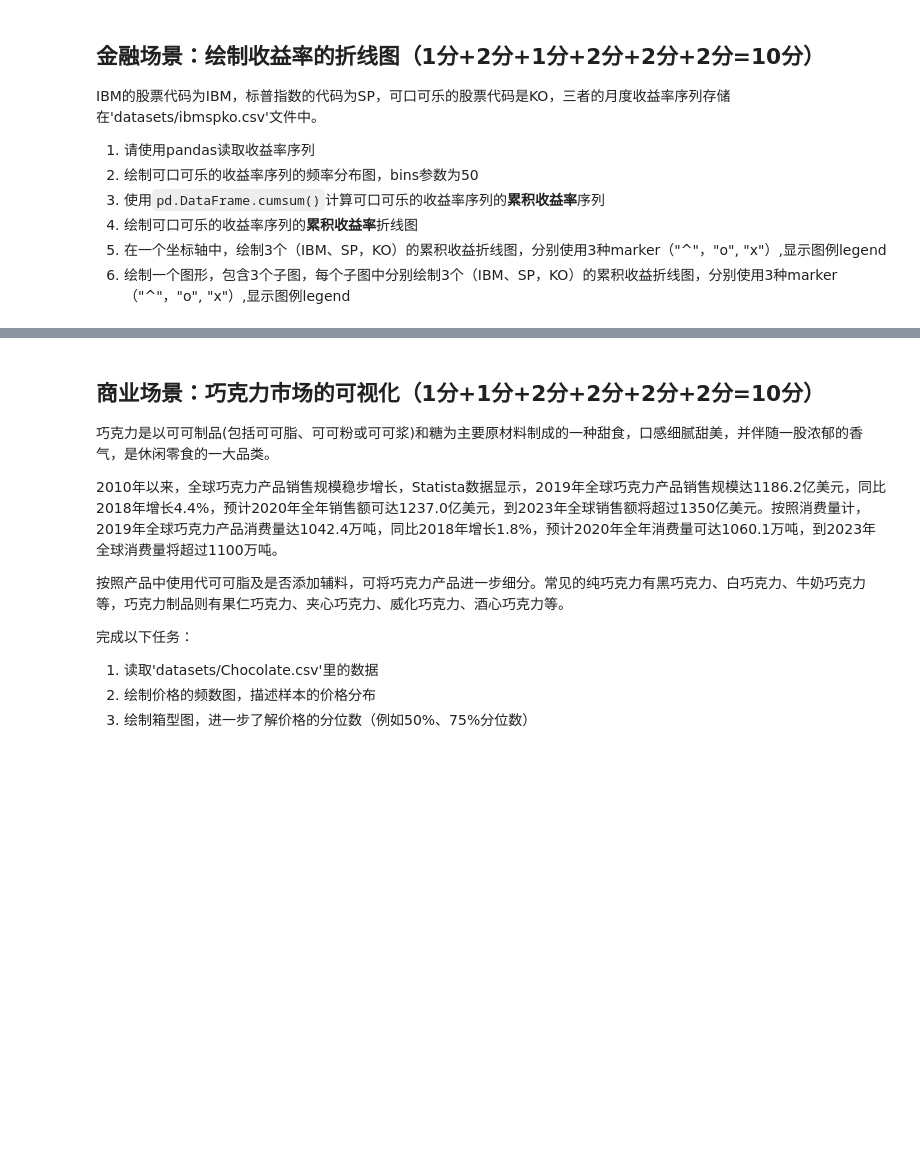
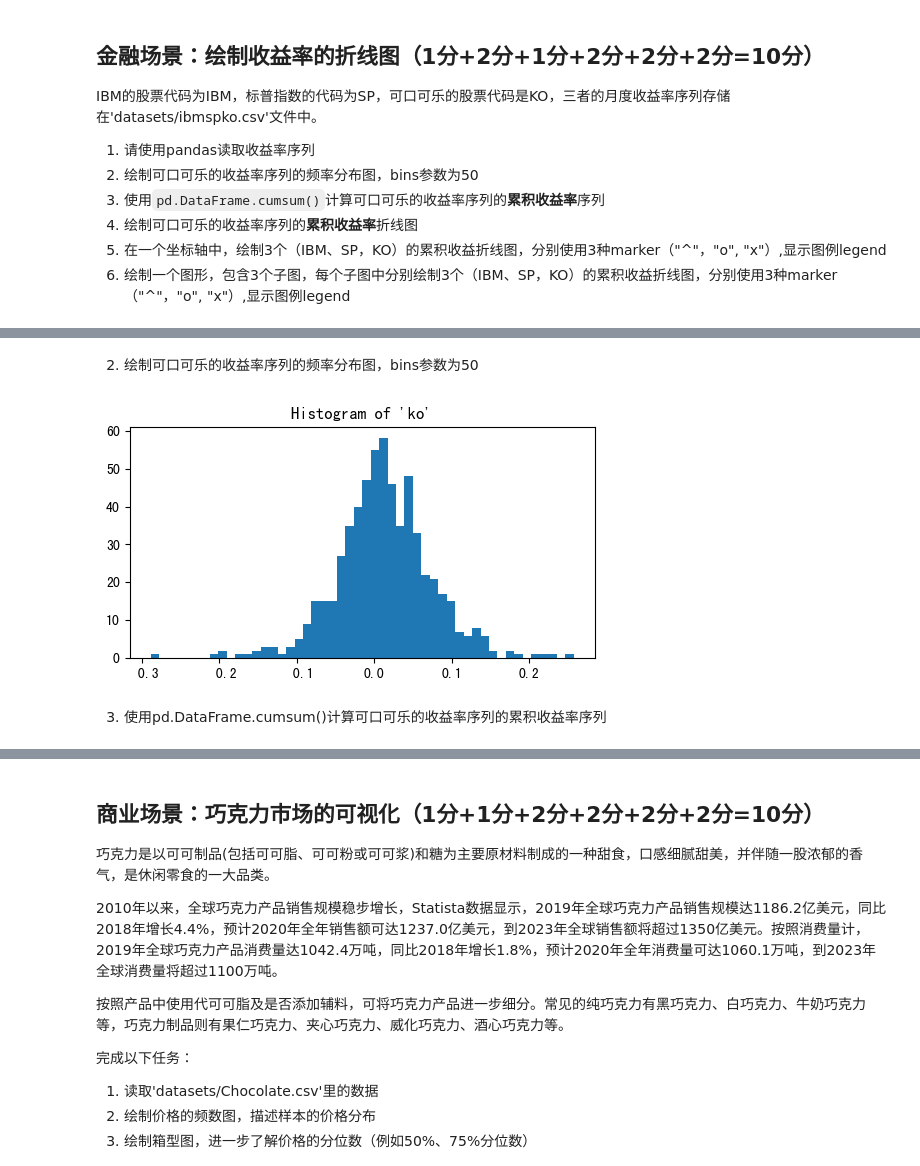
Before and after one commit to xianghancao/Big-Data-in-Finance, a Jupyter notebook: 作业答案/作业答案-第5章 matplotlib.ipynb, the cells around one changed output, grey strips where cells are left out. Saved outputs shown, nothing was run; the diff lists cells and outputs as text; code cells hidden in the pictures; blank space fills up the shorter version.

```diff
--- a/作业答案/作业答案-第5章 matplotlib.ipynb
+++ b/作业答案/作业答案-第5章 matplotlib.ipynb
@@ -11,0 +14,4 @@ IBM的股票代码为IBM，标普指数的代码为SP，可口可乐的股票代
+# %%
+import pandas as pd
+df = pd.read_csv("datasets/ibmspko.csv", index_col=0)
+df.head()
@@ -11,0 +26,12 @@ IBM的股票代码为IBM，标普指数的代码为SP，可口可乐的股票代
+# %% [markdown]
+2. 绘制可口可乐的收益率序列的频率分布图，bins参数为50
+# %%
+import matplotlib.pyplot as plt
+fig, ax=plt.subplots(figsize=(6,3))
+ax.hist(df['ko'], bins=50)
+ax.set_title("Histogram of 'ko'")
+plt.show()
+# %% [output]
+[figure, added]
+# %% [markdown]
+3. 使用pd.DataFrame.cumsum()计算可口可乐的收益率序列的累积收益率序列
```
Also changed, not shown: parts of 25 cells of this notebook, 1 other file.
